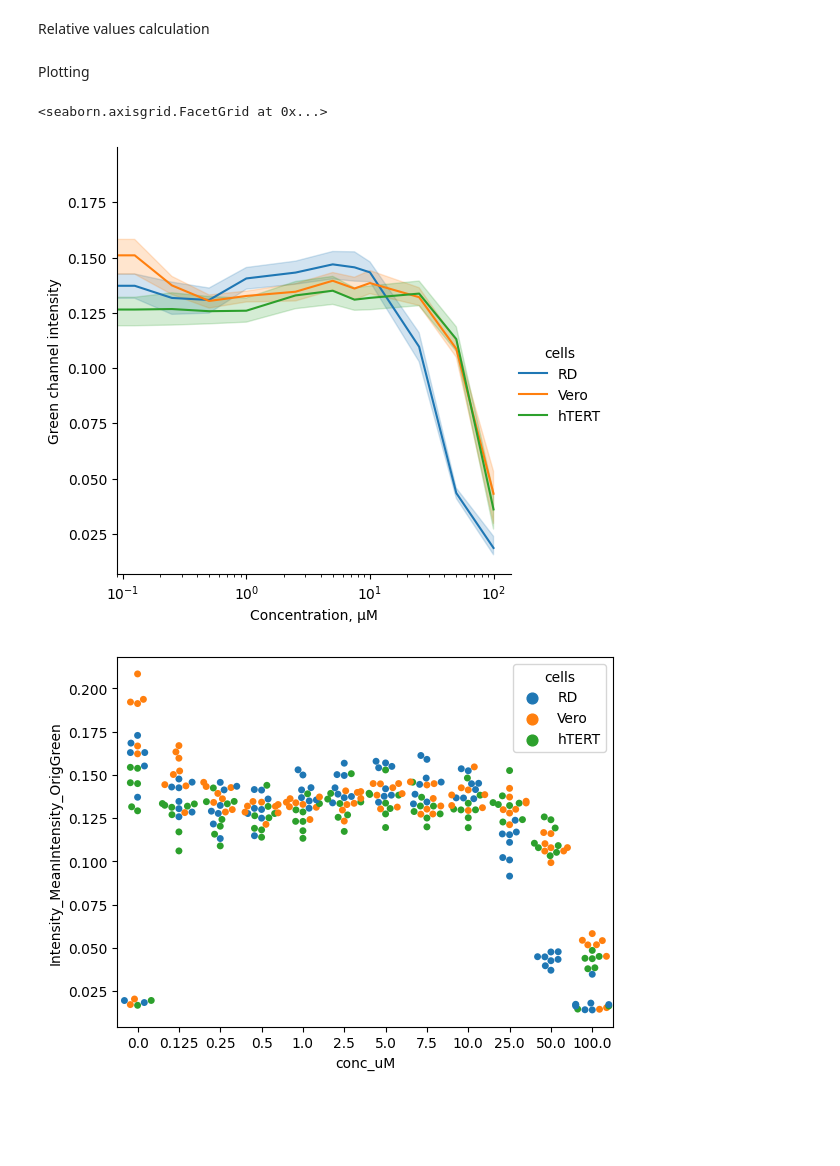
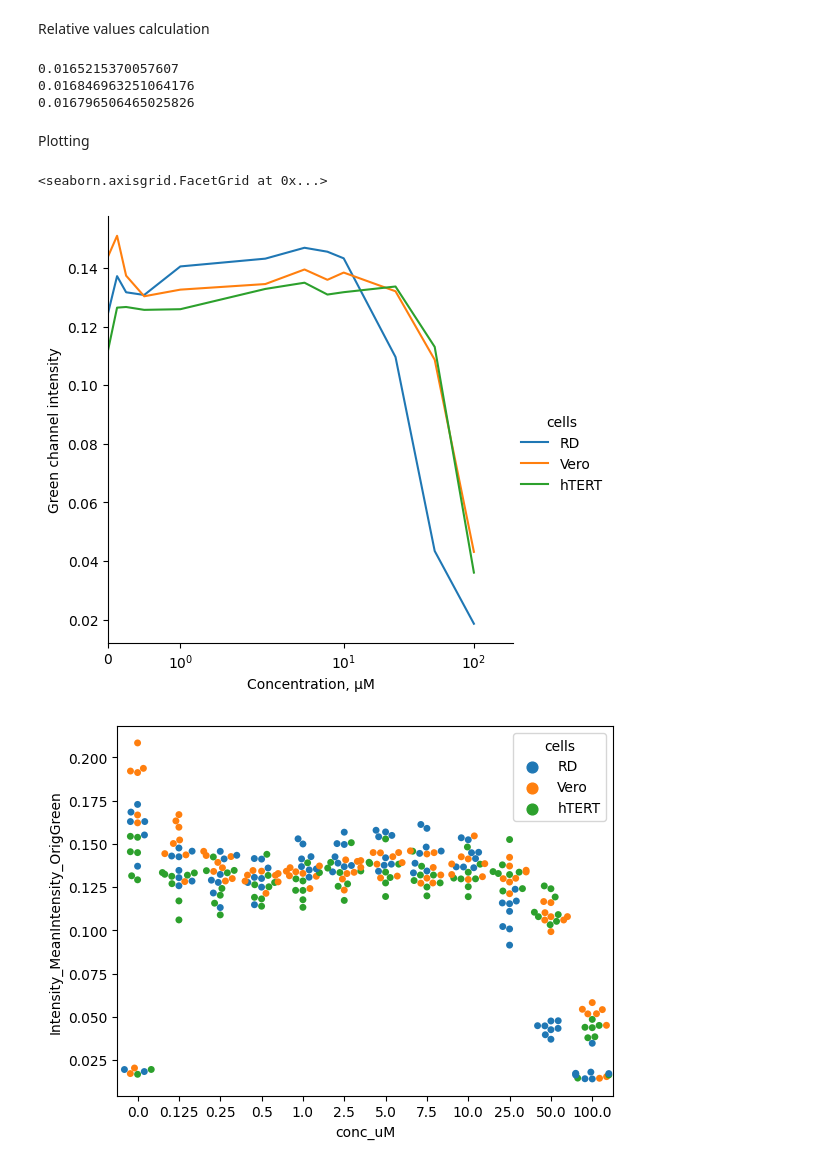
Before and after one commit to arteys/Resazurin_ChemiDoc, a Jupyter notebook: RZ_12_concentrations.ipynb, the cells around one changed output. Drawn from its saved outputs; the diff is of its cells as text; code cells hidden in the pictures; blank space fills up the shorter version.

Commit message:
Calculation of mean blank and mean control for each plate

```diff
--- a/RZ_12_concentrations.ipynb
+++ b/RZ_12_concentrations.ipynb
@@ -154,23 +183,33 @@ print(df_show[['Green_relative','well']])
+# %%
+for p in plate:
+    blank_p = data_plate[(data_plate['blank'] == 'Yes') & (data_plate['FileName_RGB'] == p)].loc[:,'Intensity_MeanIntensity_OrigGreen'].mean()
+# %% [output]
+0.0165215370057607
+0.016846963251064176
+0.016796506465025826
 # %% [markdown]
 Plotting
 # %%
 # sns.swarmplot(data=data_plate_wo_blank, x="conc_uM", y="Intensity_MeanIntensity_OrigGreen", hue='sample')
 # ax = sns.scatterplot(data=data_plate_wo_blank, x="conc_uM", y="Intensity_MeanIntensity_OrigGreen")
 
-ax = sns.relplot(data=data_plate, x="conc_uM", y="Intensity_MeanIntensity_OrigGreen", kind="line", hue = 'cells')\
+ax = sns.relplot(data=data_plate, x="conc_uM", y="Intensity_MeanIntensity_OrigGreen", kind="line",  ci=None, hue = 'cells')
+
 
 # ax.set(xlabel=None, ylabel='Viable cell, % of control')
 
 ax.set(xlabel='Concentration, μM', ylabel='Green channel intensity')
-ax.set(xscale="log")
+ax.set(xscale="symlog")
+
+ax.set(xlim=(0, 200))
 
 
 # handles, labels = ax.get_legend_handles_labels()
 # labels = ['CK-122','ISK-1','Control']
 # ax.legend(handles=handles, labels=labels)
 # %% [output]
 <seaborn.axisgrid.FacetGrid at 0x...>
-[figure, old version]
+[figure, new version]
 # %%
 ax = sns.swarmplot(data=data_plate, x="conc_uM", y="Intensity_MeanIntensity_OrigGreen", hue = 'cells')
 # %% [output]
```
Also changed, not shown: parts of 7 cells of this notebook.
